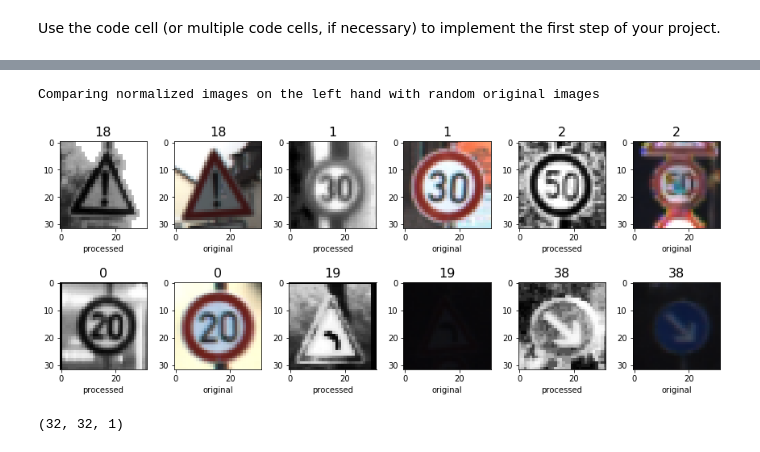
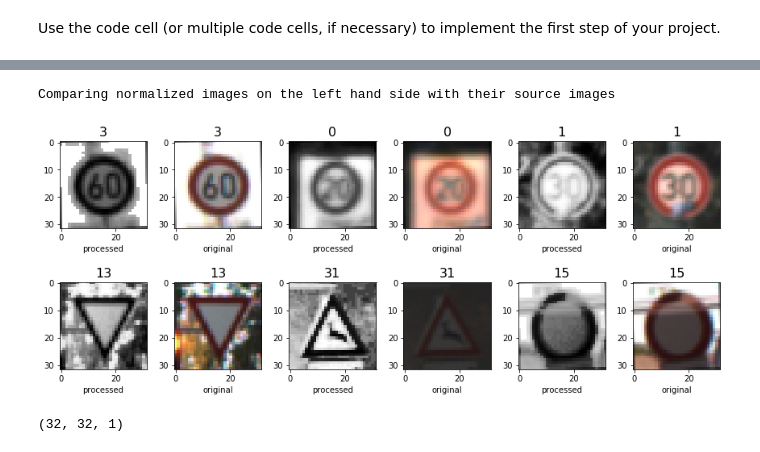
Before and after one commit to SiRi13/CarND-Traffic-Sign-Classifier-Project, a Jupyter notebook: Traffic_Sign_Classifier.ipynb, the cells around one changed output, grey strips where cells are left out. Drawn from its saved outputs; the diff is of its cells as text; code cells hidden in the pictures.

```diff
--- a/Traffic_Sign_Classifier.ipynb
+++ b/Traffic_Sign_Classifier.ipynb
@@ -346,5 +379,8 @@ def normalize_image(image, equalize=False):
 # %%
 if not images_normalized:
+    X_train_aug_org = np.copy(X_train)
+    y_train_aug_org = np.copy(y_train)
+
     X_train = list(map(lambda img: normalize_image(img, True), X_train))
     X_test = list(map(lambda img: normalize_image(img, True), X_test))
     X_valid = list(map(lambda img: normalize_image(img, True), X_valid))
@@ -382,20 +416,18 @@ plt.savefig('./images/mean_of_sets.png', bbox_inches='tight')
 # %%
 plt.figure(figsize=(12,5))
 for i in range(1,9):
-    # get random image from train set
-    index = np.random.randint(len(X_aug_all))
-    image = X_aug_all[index].squeeze()
-    org_images_same_class = y_train_group.groups.get(y_aug_all[index])
-    org_image_idx = org_images_same_class[np.random.randint(len(org_images_same_class))]
-    image = np.hstack((image.squeeze(), X_train_org[org_image_idx].squeeze()))
+    # get random index
+    index = np.random.randint(len(org_to_aug))
+    imgIdc = org_to_aug[index]
+    org_image = imgIdc[0].squeeze()
+    aug_image = imgIdc[1].squeeze()
+    image = np.hstack((org_image, aug_image))
     # create subplot
     plt.subplot(2,4,i)
-    plt.title(y_train[index],fontsize=16)
-    plt.xlabel(signnames.SignName[y_aug_all[index]])
     plt.imshow(image)
 
 plt.tight_layout()
 plt.savefig('./images/augmented_original_compared.png', bbox_inches='tight')
-print("Comparing augmented images on the left hand with random original images")
-del index, image, org_images_same_class, org_image_idx
+print("Comparing source images on the left hand side with their augmented images")
+del index, imgIdc, image, org_image, aug_image
 # %% [output]
@@ -404,30 +436,27 @@ Comparing augmented images on the left hand with random original images
 # %%
 plt.figure(figsize=(12,5))
 for i in range(1, 12, 2):
     # get random image from train set
-    index = np.random.randint(len(X_aug_all))
-    image = X_train[index]
-    org_images_same_class = y_train_group.groups.get(y_train[index])
-    org_image_idx = org_images_same_class[np.random.randint(len(org_images_same_class))]
-    org_image = X_train_org[org_image_idx]
-    #image = np.hstack((image.squeeze(), org_image.squeeze()))
+    index = np.random.randint(len(X_aug))
+    norm_image = X_train[index]
+    org_image = X_train_aug_org[index]
     # create subplot
     plt.subplot(2,6,i)
     plt.title(y_train[index],fontsize=16)
     plt.xlabel('processed')
-    plt.imshow(image.squeeze(), cmap='gray')
+    plt.imshow(norm_image.squeeze(), cmap='gray')
     plt.subplot(2,6,i+1)
-    plt.title(y_train[index],fontsize=16)
+    plt.title(y_train_aug_org[index],fontsize=16)
     plt.xlabel('original')
     plt.imshow(org_image.squeeze())
 
 plt.tight_layout()
 plt.savefig('./images/augmented_normalized_original.png', bbox_inches='tight')
-print("Comparing normalized images on the left hand with random original images")
-del index, image, org_images_same_class, org_image_idx
+print("Comparing normalized images on the left hand side with their source images")
+del index, norm_image, org_image
 # %% [output]
-Comparing normalized images on the left hand with random original images
+Comparing normalized images on the left hand side with their source images
-[figure, old version]
+[figure, new version]
 # %%
 # shuffle training data
 X_train, y_train = shuffle(X_train, y_train)
```
Also changed, not shown: parts of 45 cells of this notebook, 3 other files.
